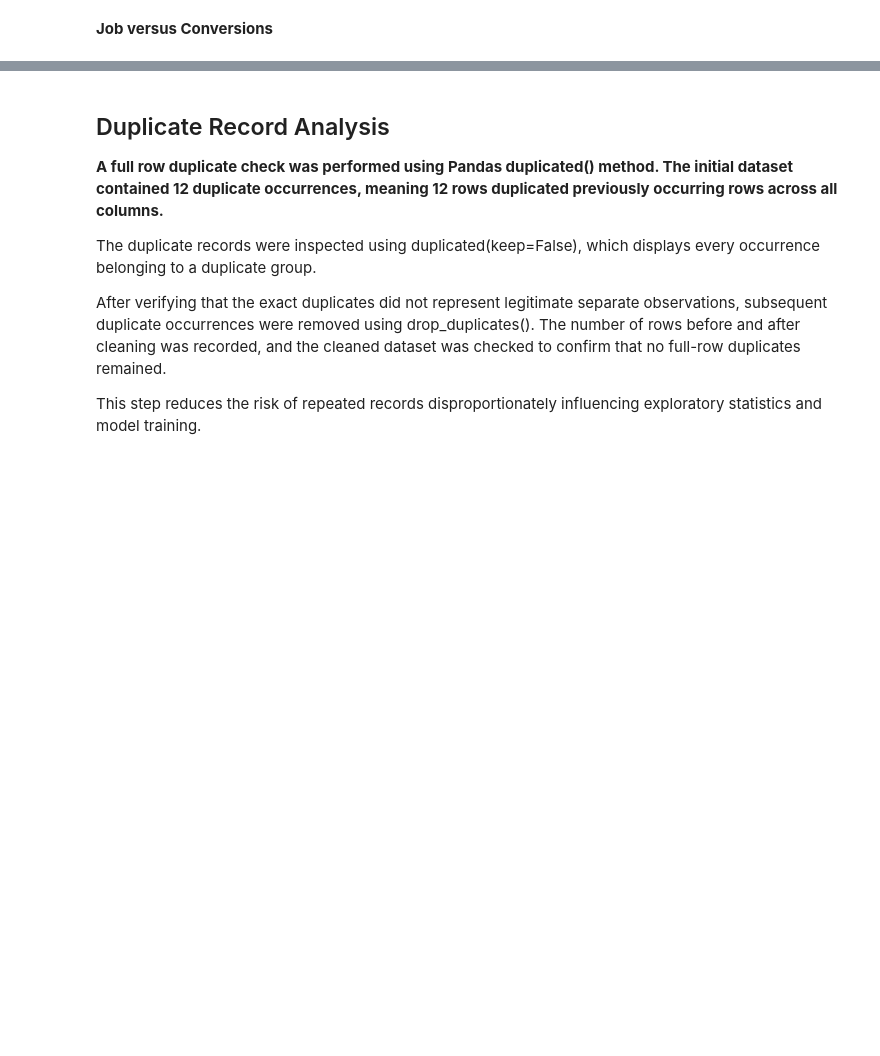
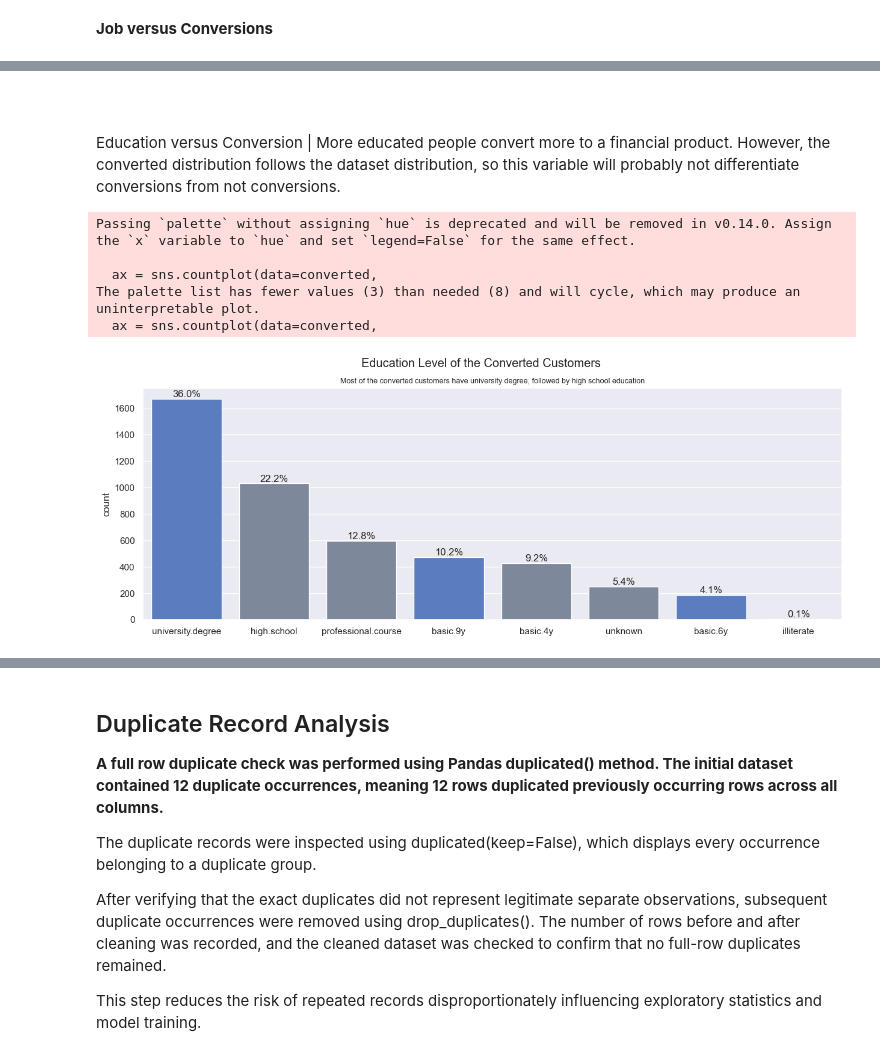
Before and after one commit to anoopungrd/sgh-advanced-analytics-big-data, a Jupyter notebook: semester-1/data-mining/project/code/Bank_Marketing_Notebook.ipynb, the cells around one changed output, grey strips where cells are left out. Drawn from its saved outputs; the diff is of its cells as text; code cells hidden in the pictures; blank space fills up the shorter version.

```diff
--- a/semester-1/data-mining/project/code/Bank_Marketing_Notebook.ipynb
+++ b/semester-1/data-mining/project/code/Bank_Marketing_Notebook.ipynb
@@ -328,0 +355,29 @@ The palette list has fewer values (11) than needed (12) and will cycle, which ma
+# %% [markdown]
+
+<br>
+<br>
+Education versus Conversion |
+More educated people convert more to a financial product. However, the converted distribution follows the dataset distribution, so this variable will probably not differentiate conversions from not conversions.
+# %%
+#Education versus Conversion
+converted = df_csv.query('y == "yes"').dropna(subset='education')
+plt.figure( figsize=(15,5))
+ax = sns.countplot(data=converted,
+                   x='education',
+                   order=df_csv.query('y == "yes"')['education'].value_counts().index,
+                   palette= ["#4978d0", "#7886a0", "#7886a0"])
+plt.xlabel('')
+plt.suptitle('Education Level of the Converted Customers')
+plt.title('Most of the converted customers have university degree, followed by high school education', size=9);
+#add % on top of each bar
+for pct in ax.patches:
+    ax.annotate(f'{round(pct.get_height()/converted.shape[0]*100,1)}%',
+                (pct.get_x() + pct.get_width() / 2, pct.get_height()),
+                ha='center', va='bottom')
+# %% [output]
+Passing `palette` without assigning `hue` is deprecated and will be removed in v0.14.0. Assign the `x` variable to `hue` and set `legend=False` for the same effect.
+
+  ax = sns.countplot(data=converted,
+The palette list has fewer values (3) than needed (8) and will cycle, which may produce an uninterpretable plot.
+  ax = sns.countplot(data=converted,
+[figure, added]
```
Also changed, not shown: parts of 5 cells of this notebook.
